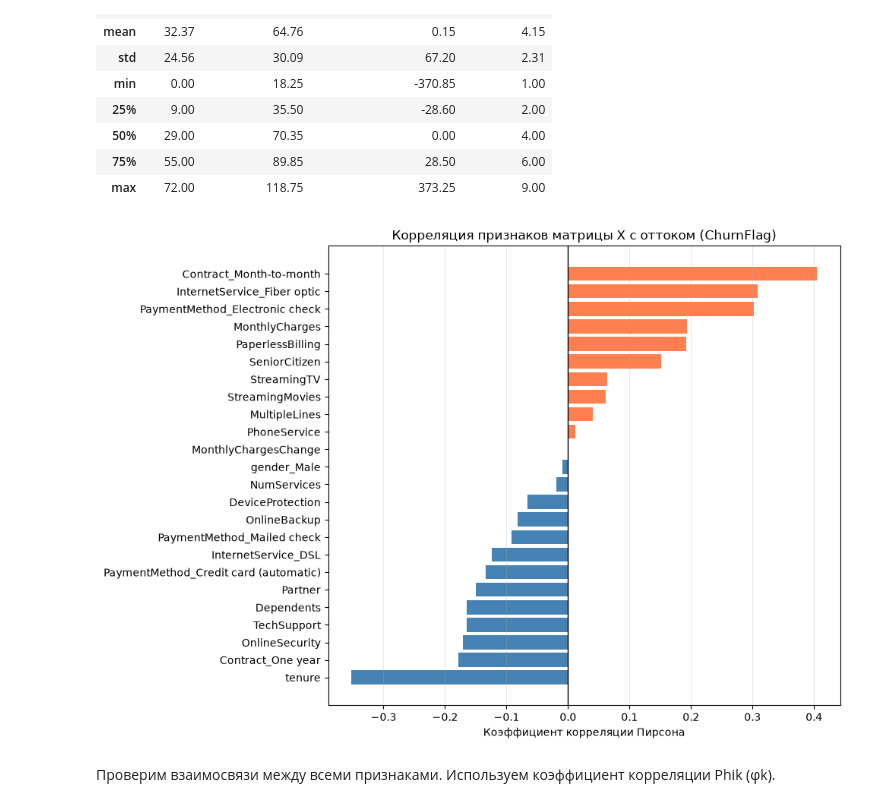
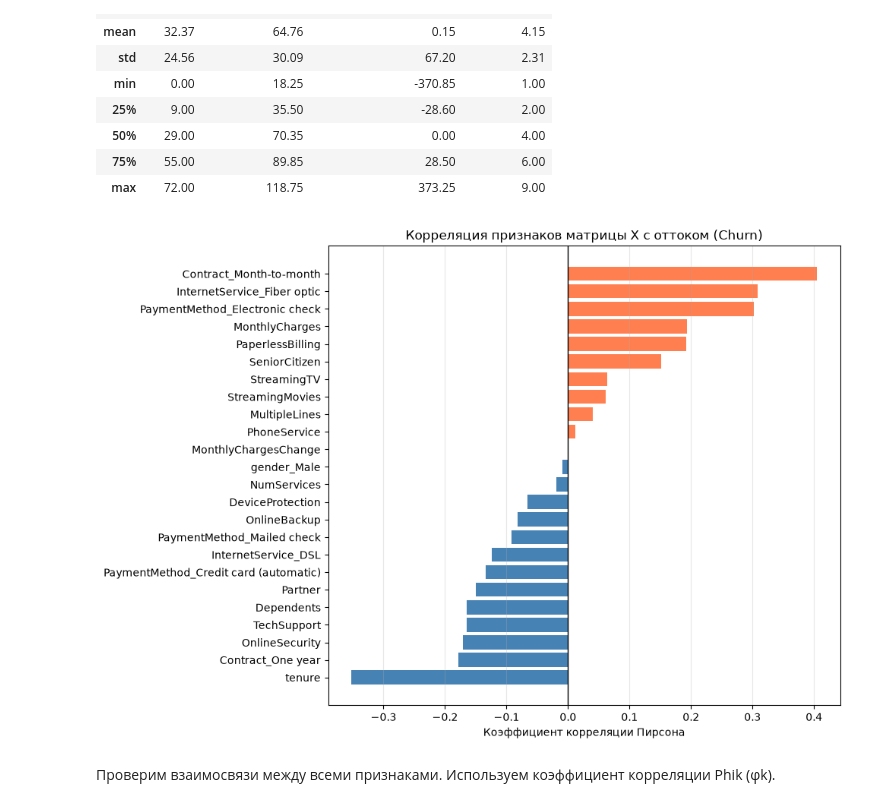
Before and after one commit to EntroKita/case_customer_churn, a Jupyter notebook: pipeline_customer_churn.ipynb, the cells around one changed output. Cells and saved outputs as stored; diff of their text form; code cells hidden in the pictures.

```diff
--- a/pipeline_customer_churn.ipynb
+++ b/pipeline_customer_churn.ipynb
@@ -1045,18 +1088,18 @@ display(X[numeric_features].describe().round(2))
 # %%
 # Посмотрим, какие признаки в готовой матрице X сильнее всего коррелируют с целевой переменной y
 corr_with_target = X.corrwith(y).sort_values()
 
 plt.figure(figsize=(10, 7))
 colors = ['steelblue' if val < 0 else 'coral' for val in corr_with_target]
 plt.barh(corr_with_target.index, corr_with_target.values, color=colors)
 plt.axvline(0, color='black', linewidth=1)
-plt.title('Корреляция признаков матрицы X с оттоком (ChurnFlag)')
+plt.title('Корреляция признаков матрицы X с оттоком (Churn)')
 plt.xlabel('Коэффициент корреляции Пирсона')
 plt.grid(axis='x', alpha=0.3)
 plt.tight_layout()
 plt.show()
 # %% [output]
-[figure, old version]
+[figure, new version]
 # %% [markdown]
 Проверим взаимосвязи между всеми признаками. Используем коэффициент корреляции Phik (φk).
 # %%
```
Also changed, not shown: parts of 21 cells of this notebook.
